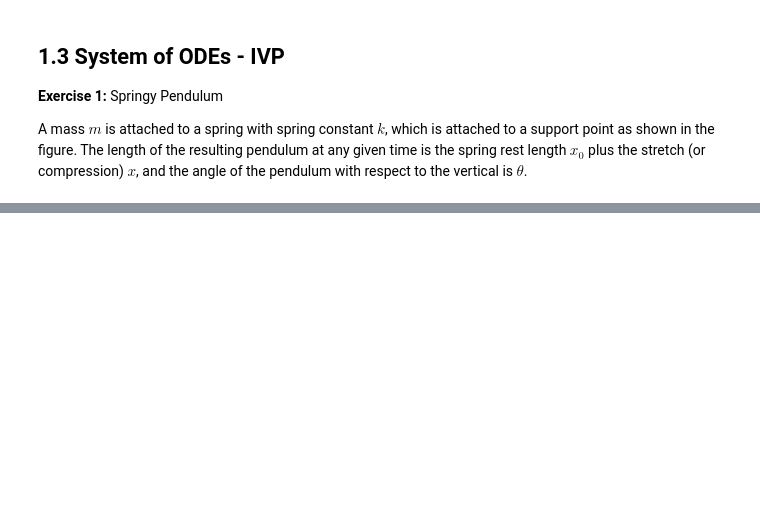
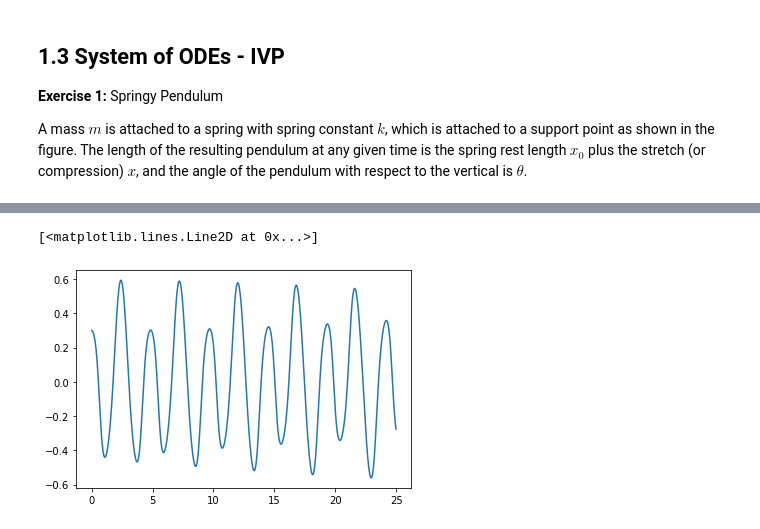
Before and after one commit to gigadot/ssm, a Jupyter notebook: Topic 01 - Ordinary Differential Equation (ODE)/1.3 System of ODEs - IVP.ipynb, the cells around one changed output, grey strips where cells are left out. Drawn from its saved outputs; the diff is of its cells as text; code cells hidden in the pictures; blank space fills up the shorter version.

```diff
--- a/Topic 01 - Ordinary Differential Equation (ODE)/1.3 System of ODEs - IVP.ipynb
+++ b/Topic 01 - Ordinary Differential Equation (ODE)/1.3 System of ODEs - IVP.ipynb
@@ -32,0 +80,5 @@ Write a program to plot the positions of the mass $m$ in $x-y$ coordinate over t
+# %%
+plt.plot(t, y[:,3])
+# %% [output]
+[<matplotlib.lines.Line2D at 0x...>]
+[figure, added]
```
Also changed, not shown: parts of 5 cells of this notebook, 1 other file.
